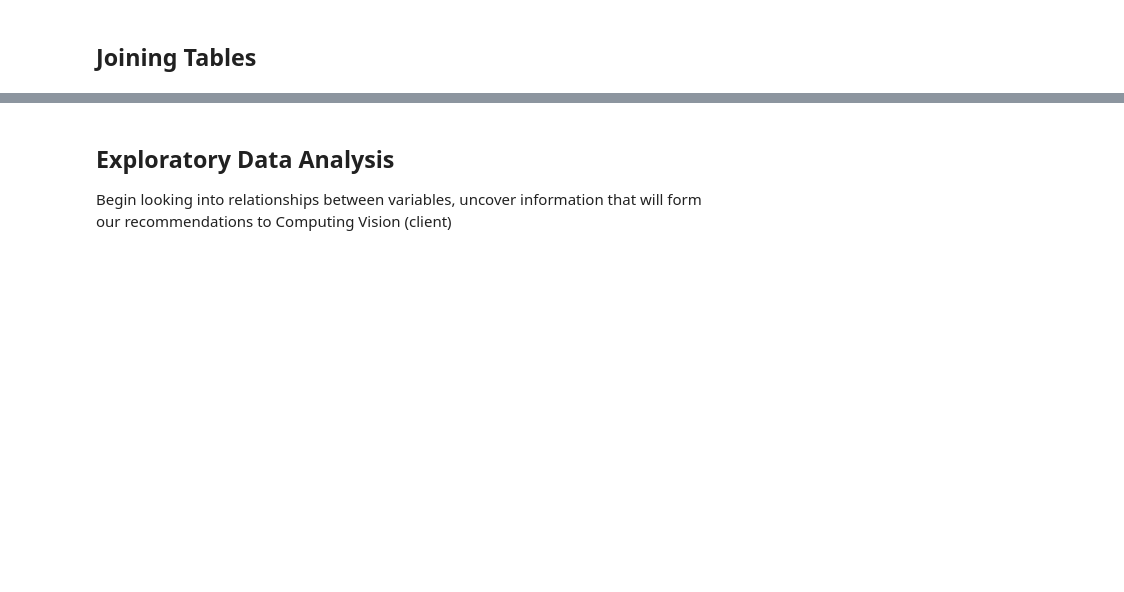
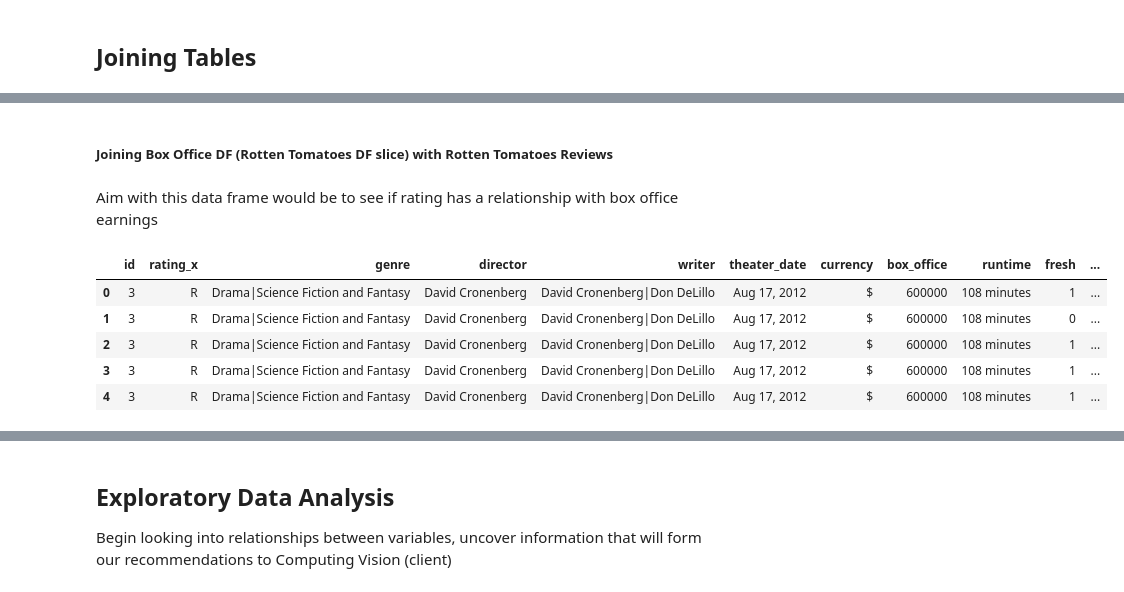
Before and after one commit to Brandon-Meyer0/git-dat-money, a Jupyter notebook: Capstone Group 1A.ipynb, the cells around one changed output, grey strips where cells are left out. Drawn from its saved outputs; the diff is of its cells as text; code cells hidden in the pictures; blank space fills up the shorter version.

```diff
--- a/Capstone Group 1A.ipynb
+++ b/Capstone Group 1A.ipynb
@@ -109,0 +140,6 @@ None
+# %%
+#Create subset data frame with rows that have box_office numbers - only 340 non-null values
+box_officeDF = rtDF[rtDF['box_office'].notna()]
+
+#Check info to see results
+box_officeDF.info()
@@ -109,0 +166,3 @@ None
+# %%
+#Drop unnecessary columns from box_office data frame
+box_officeDF.drop(columns=['studio','synopsis','dvd_date'],inplace=True)
@@ -109,0 +174,9 @@ None
+# %%
+#Replace the ',' with nothing for each observation in production_budget
+box_officeDF['box_office'] = box_officeDF['box_office'].replace([','],'', regex=True)
+
+#Change series to be numeric instead of strings
+box_officeDF['box_office'] = pd.to_numeric(box_officeDF['box_office'])
+
+#Check to see results
+box_officeDF['box_office'].describe()
@@ -472,0 +639,23 @@ tnmDF.head()
+# %% [markdown]
+##### Joining Box Office DF (Rotten Tomatoes DF slice) with Rotten Tomatoes Reviews
+# %% [markdown]
+Aim with this data frame would be to see if rating has a relationship with box office earnings
+# %%
+#Perform inner join on id
+box_rotten_tomatoes = pd.merge(box_officeDF, rtDF_reviews, on='id', how='inner')
+
+#View results
+# rotten_tomatoes_full.head()
+
+#Drop unnecessary columns
+box_rotten_tomatoes.drop(columns=['rating_y','critic','review'],inplace=True)
+
+#View results
+box_rotten_tomatoes.head()
+# %% [output]
+|  | id | rating_x | genre | director | writer | theater_date | currency | box_office | runtime | fresh | ... |
+| 0 | 3 | R | Drama|Science Fiction and Fantasy | David Cronenberg | David Cronenberg|Don DeLillo | Aug 17, 2012 | $ | 600000 | 108 minutes | 1 | ... |
+| 1 | 3 | R | Drama|Science Fiction and Fantasy | David Cronenberg | David Cronenberg|Don DeLillo | Aug 17, 2012 | $ | 600000 | 108 minutes | 0 | ... |
+| 2 | 3 | R | Drama|Science Fiction and Fantasy | David Cronenberg | David Cronenberg|Don DeLillo | Aug 17, 2012 | $ | 600000 | 108 minutes | 1 | ... |
+| 3 | 3 | R | Drama|Science Fiction and Fantasy | David Cronenberg | David Cronenberg|Don DeLillo | Aug 17, 2012 | $ | 600000 | 108 minutes | 1 | ... |
+| 4 | 3 | R | Drama|Science Fiction and Fantasy | David Cronenberg | David Cronenberg|Don DeLillo | Aug 17, 2012 | $ | 600000 | 108 minutes | 1 | ... |
```
Also changed, not shown: parts of 65 cells of this notebook.
